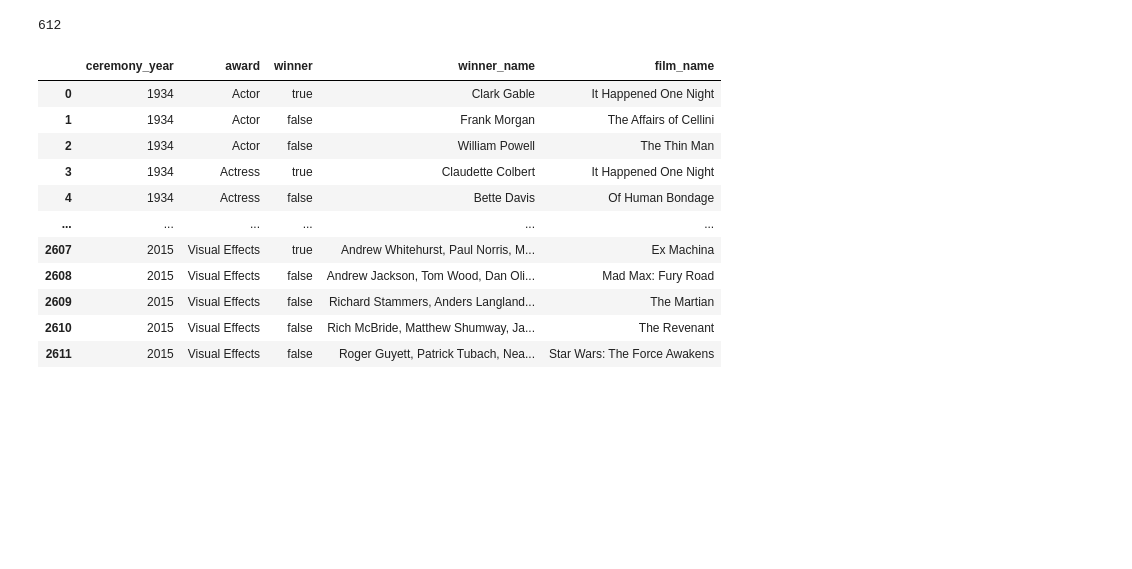
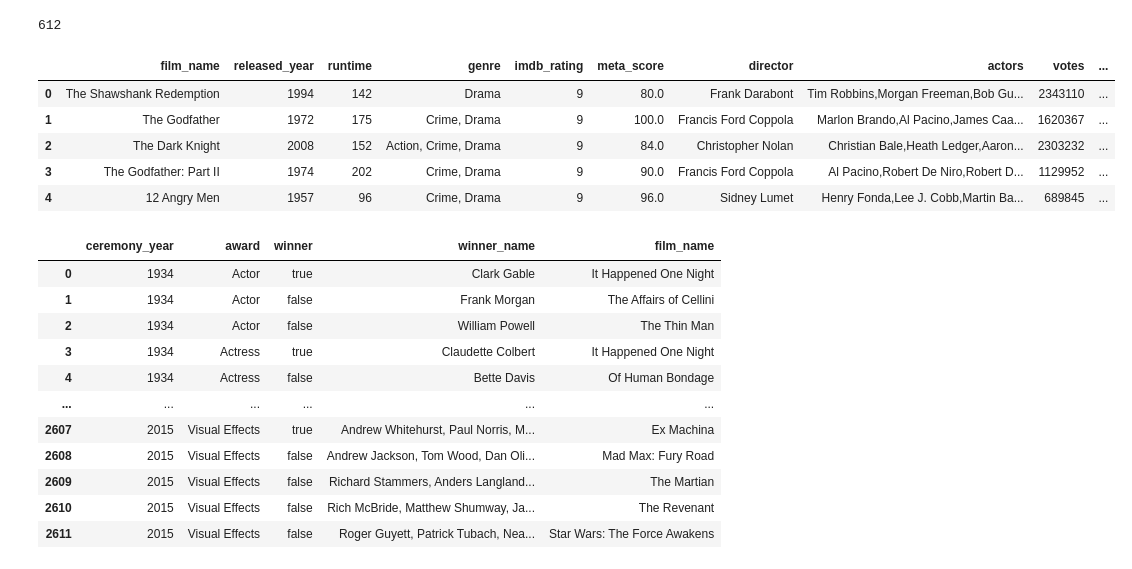
Before and after one commit to Shaloomi/Project-2, a Jupyter notebook: etl_project.ipynb, the cells around one changed output. Cells and saved outputs as stored; diff of their text form; code cells hidden in the pictures; blank space fills up the shorter version.

```diff
--- a/etl_project.ipynb
+++ b/etl_project.ipynb
@@ -169,4 +174,14 @@ imdb_top_1000_df.to_sql(name='imdb_top_1000', con=engine, if_exists='append', in
 clean_academy_data_df.to_sql(name='academy_award_data', con=engine, if_exists='append', index=False)
 # %% [output]
 612
+# %%
+#Checking if IMDB data has been loaded into the database
+pd.read_sql_query('select * from imdb_top_1000', con=engine).head()
+# %% [output]
+|  | film_name | released_year | runtime | genre | imdb_rating | meta_score | director | actors | votes | ... |
+| 0 | The Shawshank Redemption | 1994 | 142 | Drama | 9 | 80.0 | Frank Darabont | Tim Robbins,Morgan Freeman,Bob Gu... | 2343110 | ... |
+| 1 | The Godfather | 1972 | 175 | Crime, Drama | 9 | 100.0 | Francis Ford Coppola | Marlon Brando,Al Pacino,James Caa... | 1620367 | ... |
+| 2 | The Dark Knight | 2008 | 152 | Action, Crime, Drama | 9 | 84.0 | Christopher Nolan | Christian Bale,Heath Ledger,Aaron... | 2303232 | ... |
+| 3 | The Godfather: Part II | 1974 | 202 | Crime, Drama | 9 | 90.0 | Francis Ford Coppola | Al Pacino,Robert De Niro,Robert D... | 1129952 | ... |
+| 4 | 12 Angry Men | 1957 | 96 | Crime, Drama | 9 | 96.0 | Sidney Lumet | Henry Fonda,Lee J. Cobb,Martin Ba... | 689845 | ... |
 # %%
```
Also changed, not shown: parts of 10 cells of this notebook.
